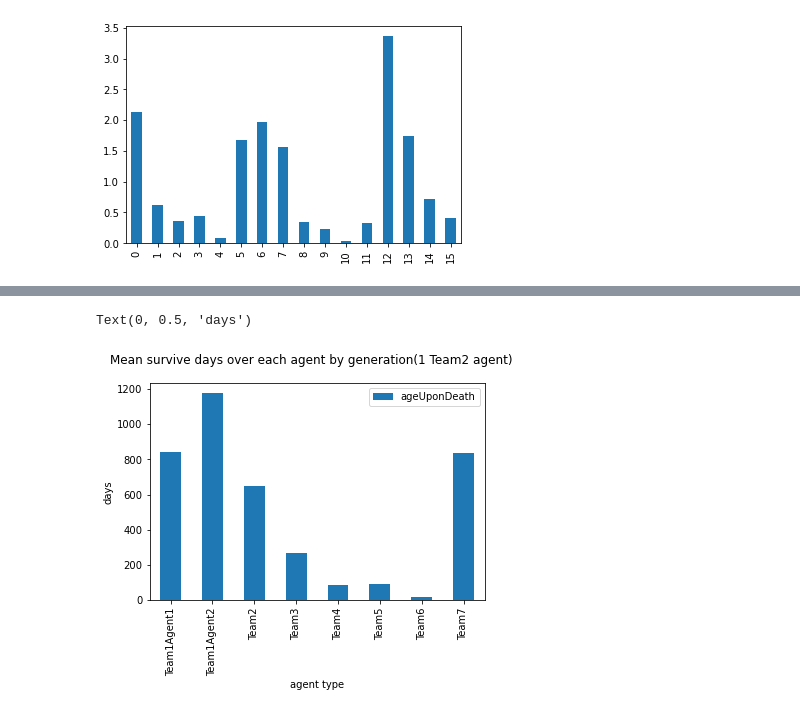
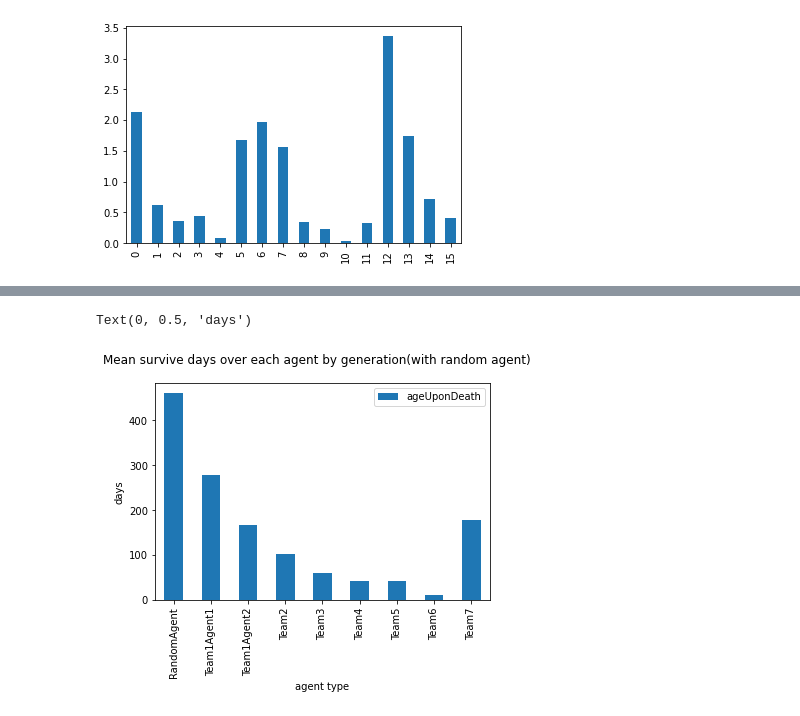
Before and after one commit to SOMAS2021/SOMAS2021, a Jupyter notebook: Experiment.ipynb, the cells around one changed output, grey strips where cells are left out. Saved outputs shown, nothing was run; the diff lists cells and outputs as text; code cells hidden in the pictures.

```diff
--- a/Experiment.ipynb
+++ b/Experiment.ipynb
@@ -271,10 +271,12 @@ foodtakenDistributionVsHp(fileName, 7, 5)
 # Use death instead
 
 #td = pd.read_json("log_plot/2022-01-12-23-59-05_A1_R0_W5_02_10000_RN/death.json", lines = True)
-td = pd.read_json("log_plot/2022-01-12-23-34-14_A1_R0_W5_02_10000/death.json", lines = True)
+#td = pd.read_json("log_plot/2022-01-12-23-34-14_A1_R0_W5_02_10000/death.json", lines = True)
+td = pd.read_json("log_plot/2022-01-12-20-10-47_A1_R2_W5_02_5000/death.json", lines = True)
 
 #td2 = pd.read_json("log_plot/2022-01-12-23-34-14_A1_R0_W5_02_10000/death.json", lines = True)
-td2 = pd.read_json("log_plot/2022-01-13-00-51-11_A18_R0_W5_02_10000/death.json", lines = True)
+#td2 = pd.read_json("log_plot/2022-01-13-00-51-11_A18_R0_W5_02_10000/death.json", lines = True)
+td2 = pd.read_json("log_plot/2022-01-12-19-10-23_A1_R0_W5_02_5000/death.json", lines = True)
 
 print(td.columns)
 # %% [output]
@@ -423,23 +429,24 @@ Text(0, 0.5, 'days')
 # %%
 # mean day survive per agent
 t_all = td
 plotdata = pd.DataFrame(t_all, columns = ['agent_type','ageUponDeath'])
 A_sorted = plotdata.sort_values(["agent_type"], ascending=True)
 A_sorted = A_sorted.groupby(['agent_type'])['ageUponDeath'].mean()
 #PD = plotdata[idx]
 #plotdata
 fig = plt.figure()
 A_sorted.plot(x='agent_type',kind='bar')
 
 
 plt.legend(loc='best')
 #plt.suptitle('Mean survive days over each agent by generation(without reincarnation)')
-plt.suptitle('Mean survive days over each agent by generation(1 Team2 agent)')
+#plt.suptitle('Mean survive days over each agent by generation(2 random agent)')
+plt.suptitle('Mean survive days over each agent by generation(with random agent)')
 plt.xlabel('agent type')
 plt.ylabel('days')
 # %% [output]
 Text(0, 0.5, 'days')
-[figure, old version]
+[figure, new version]
 # %%
 t_all2 = td2
 plotdata2 = pd.DataFrame(t_all2, columns = ['agent_type','ageUponDeath'])
```
Also changed, not shown: parts of 4 cells of this notebook, 20 other files.
